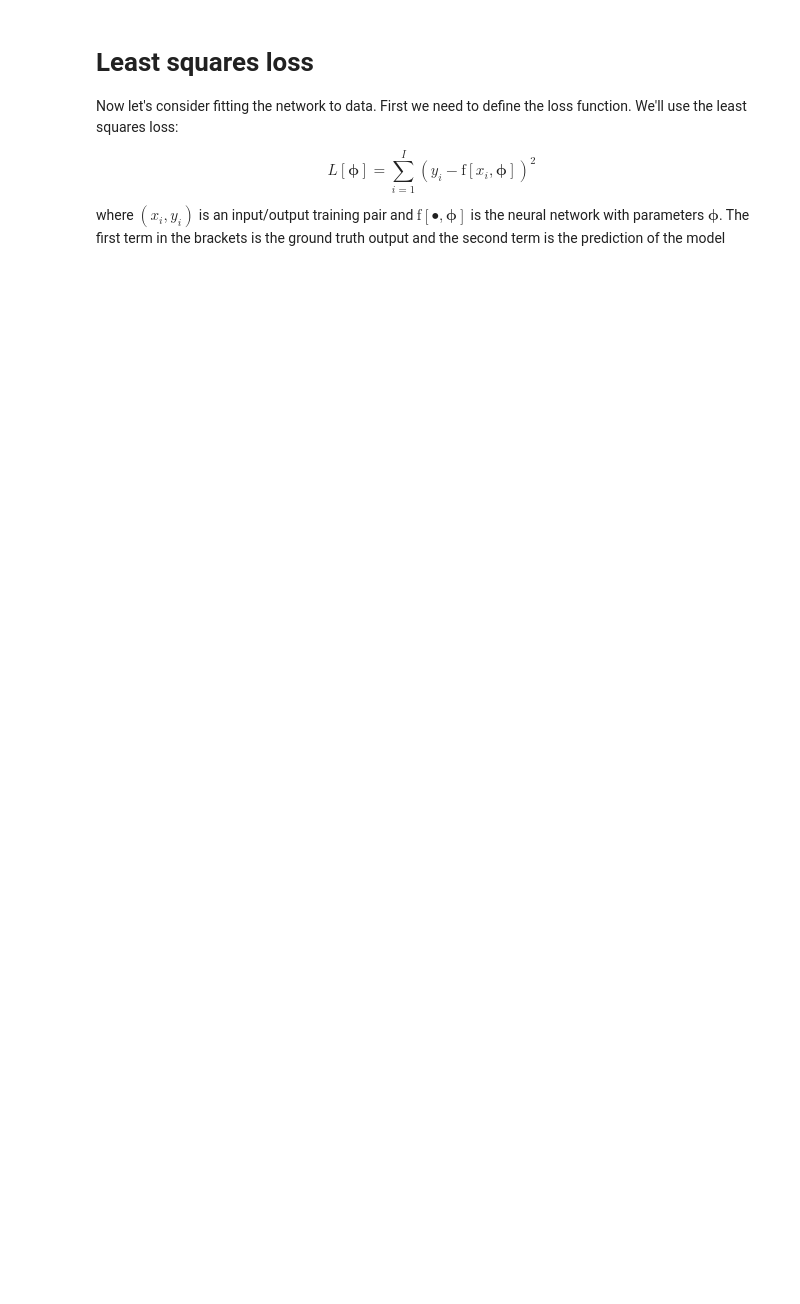
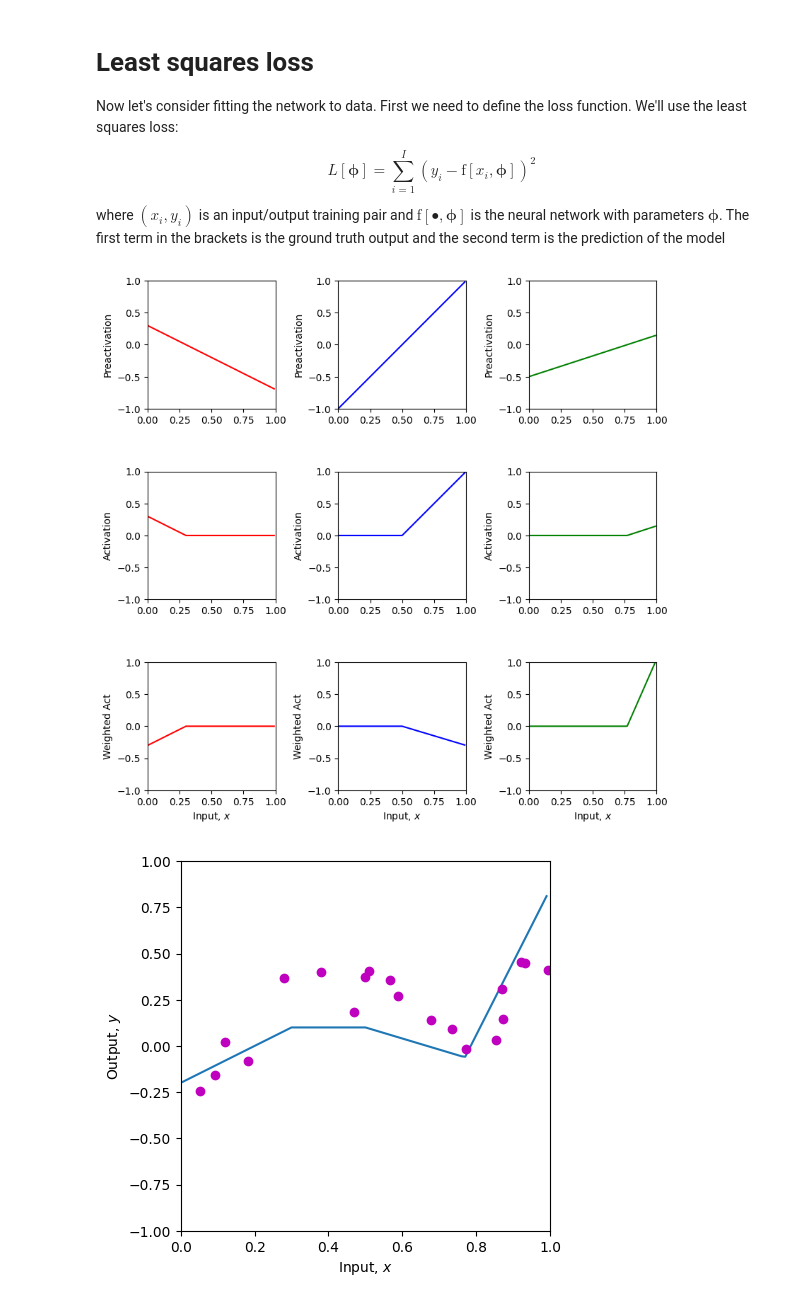
Before and after one commit to EDAttlee/Aloha_world, a Jupyter notebook: Notebooks/Chap03/3_1_Shallow_Networks_I.ipynb, the cells around one changed output. Cells and saved outputs as stored; diff of their text form; code cells hidden in the pictures; blank space fills up the shorter version.

```diff
--- a/Notebooks/Chap03/3_1_Shallow_Networks_I.ipynb
+++ b/Notebooks/Chap03/3_1_Shallow_Networks_I.ipynb
@@ -186,7 +189,7 @@ def least_squares_loss(y_train, y_predict):
   # differences between the real values of y and the predicted values from the model f[x_i,phi]
   # (see figure 2.2 of the book)
   # you will need to use the function np.sum
-  loss = 0
+  loss = np.sum((y_train-y_predict)**2);
 
   return loss
 # %%
@@ -194,35 +197,38 @@ def least_squares_loss(y_train, y_predict):
 theta_10 =  0.3 ; theta_11 = -1.0
 theta_20 = -1.0  ; theta_21 = 2.0
 theta_30 = -0.5  ; theta_31 = 0.65
-phi_0 = -0.3; phi_1 = 2.0; phi_2 = -1.0; phi_3 = 7.0
+phi_0 = 0.1; phi_1 = -1.0; phi_2 = -0.3; phi_3 = 7.0
 
 # Define a range of input values
 x = np.arange(0,1,0.01)
 
 x_train = np.array([0.09291784,0.46809093,0.93089486,0.67612654,0.73441752,0.86847339,\
                    0.49873225,0.51083168,0.18343972,0.99380898,0.27840809,0.38028817,\
                    0.12055708,0.56715537,0.92005746,0.77072270,0.85278176,0.05315950,\
                    0.87168699,0.58858043])
 y_train = np.array([-0.15934537,0.18195445,0.451270150,0.13921448,0.09366691,0.30567674,\
                     0.372291170,0.40716968,-0.08131792,0.41187806,0.36943738,0.3994327,\
                     0.019062570,0.35820410,0.452564960,-0.0183121,0.02957665,-0.24354444, \
                     0.148038840,0.26824970])
 
 # We run the neural network for each of these input values
 y, pre_1, pre_2, pre_3, act_1, act_2, act_3, w_act_1, w_act_2, w_act_3 = \
     shallow_1_1_3(x, ReLU, phi_0,phi_1,phi_2,phi_3, theta_10, theta_11, theta_20, theta_21, theta_30, theta_31)
 # And then plot it
 plot_neural(x, y, pre_1, pre_2, pre_3, act_1, act_2, act_3, w_act_1, w_act_2, w_act_3, plot_all=True, x_data = x_train, y_data = y_train)
 
 # Run the neural network on the training data
 y_predict, *_ = shallow_1_1_3(x_train, ReLU, phi_0,phi_1,phi_2,phi_3, theta_10, theta_11, theta_20, theta_21, theta_30, theta_31)
 
 # Compute the least squares loss and print it out
 loss = least_squares_loss(y_train,y_predict)
 print('Your Loss = %3.3f, True value = 9.385'%(loss))
 
 # TODO.  Manipulate the parameters (by hand!) to make the function
 # fit the data better and try to reduce the loss to as small a number
 # as possible.  The best that I could do was 0.181
 # Tip... start by manipulating phi_0.
 # It's not that easy, so don't spend too much time on this!
+# %% [output]
+[figure, added]
+[figure, added]
```
Also changed, not shown: parts of 2 cells of this notebook.
